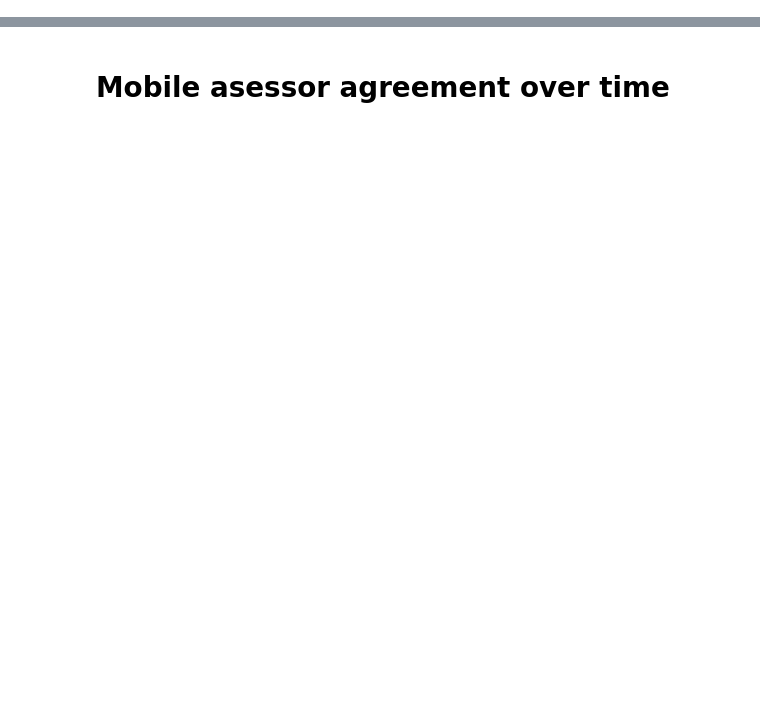
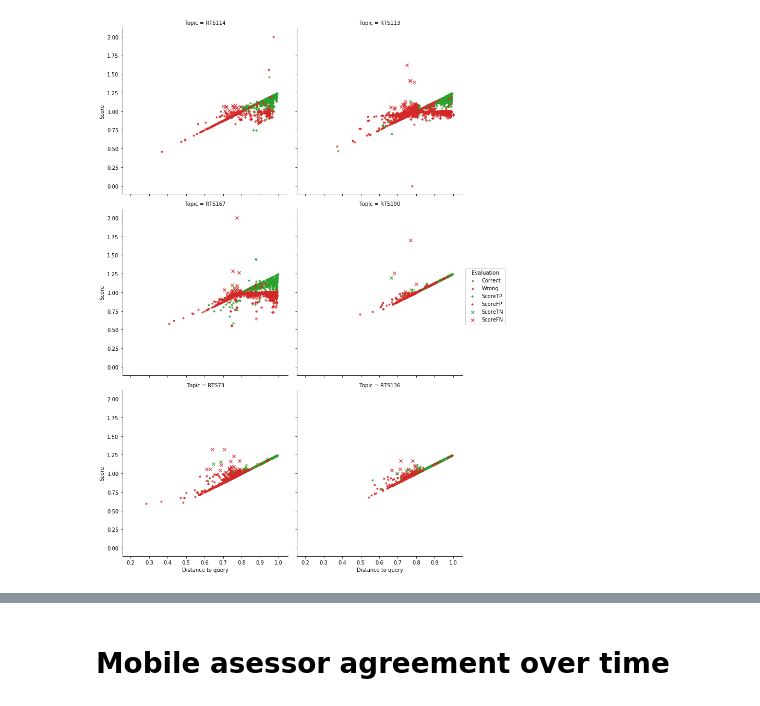
Before and after one commit to dimazest/flock, a Jupyter notebook: rocchio.ipynb, the cells around one changed output, grey strips where cells are left out. Saved outputs shown, nothing was run; the diff lists cells and outputs as text; code cells hidden in the pictures; blank space fills up the shorter version.

```diff
--- a/rocchio.ipynb
+++ b/rocchio.ipynb
@@ -233,0 +75,4 @@ sns.lmplot(
+# %%
+r.plot_evaluation(evaluation_feedback_exact);
+# %% [output]
+[figure, added]
```
Also changed, not shown: parts of 31 cells of this notebook, 1 other file.
